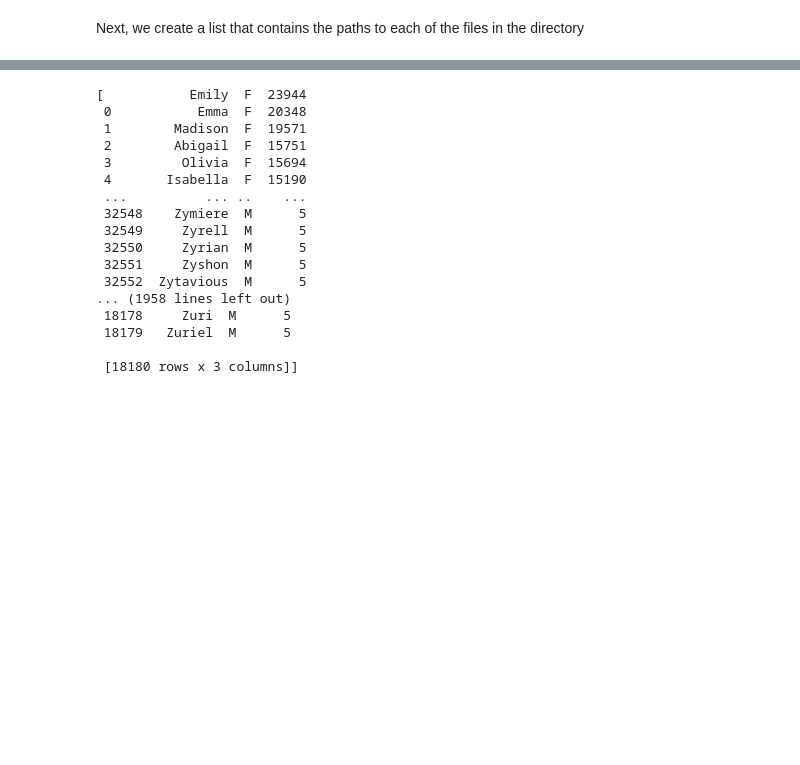
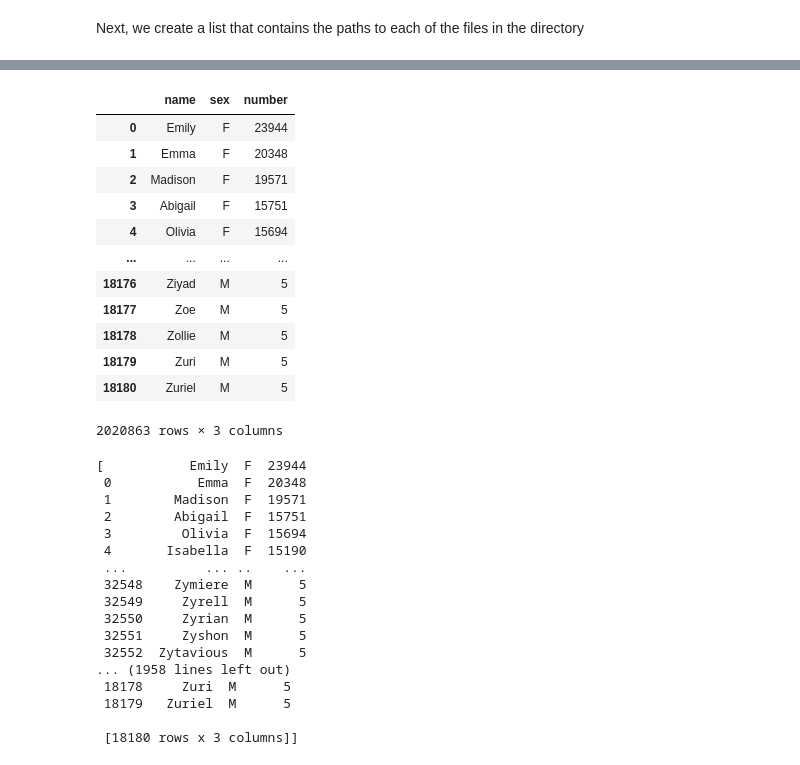
Before and after one commit to samadema/reading-multiple-files-pandas, a Jupyter notebook: read-csv-files.ipynb, the cells around one changed output, grey strips where cells are left out. Saved outputs shown, nothing was run; the diff lists cells and outputs as text; code cells hidden in the pictures; blank space fills up the shorter version.

Commit message:
added section for using for loops to read files

```diff
--- a/read-csv-files.ipynb
+++ b/read-csv-files.ipynb
@@ -155,6 +155,7 @@ folder = Path('../Data/names/').absolute()
 # %% [markdown]
 Next, we create a list that contains the paths to each of the files in the directory
 # %%
-list_f= []
+list_files= []
 for f in folder.iterdir():
-    list_f.append(f)
+    if ( f.name.startswith('yob') and f.name.endswith('txt') ):
+        list_files.append(f)
@@ -200,0 +170,6 @@ list_of_files = [f for f in folder.iterdir() if f.name.startswith('yob')]
+# %%
+list_of_dfs = []
+for csv_file in list_of_files:
+    list_of_dfs.append( pd.read_csv(csv_file, names=['name','sex','number']) )
+
+len(list_of_dfs)
@@ -201,3 +198,21 @@ list_of_files = [f for f in folder.iterdir() if f.name.startswith('yob')]
+# %%
+dfs_in_one = pd.concat(list_of_dfs)
+# %%
+dfs_in_one
+# %% [output]
+|  | name | sex | number |
+| 0 | Emily | F | 23944 |
+| 1 | Emma | F | 20348 |
+| 2 | Madison | F | 19571 |
+| 3 | Abigail | F | 15751 |
+| 4 | Olivia | F | 15694 |
+| ... | ... | ... | ... |
+| 18176 | Ziyad | M | 5 |
+| 18177 | Zoe | M | 5 |
+| 18178 | Zollie | M | 5 |
+| 18179 | Zuri | M | 5 |
+| 18180 | Zuriel | M | 5 |
+2020863 rows × 3 columns
 # %%
 
     # the assign() method adds a helper column
```
Also changed, not shown: parts of 11 cells of this notebook.
